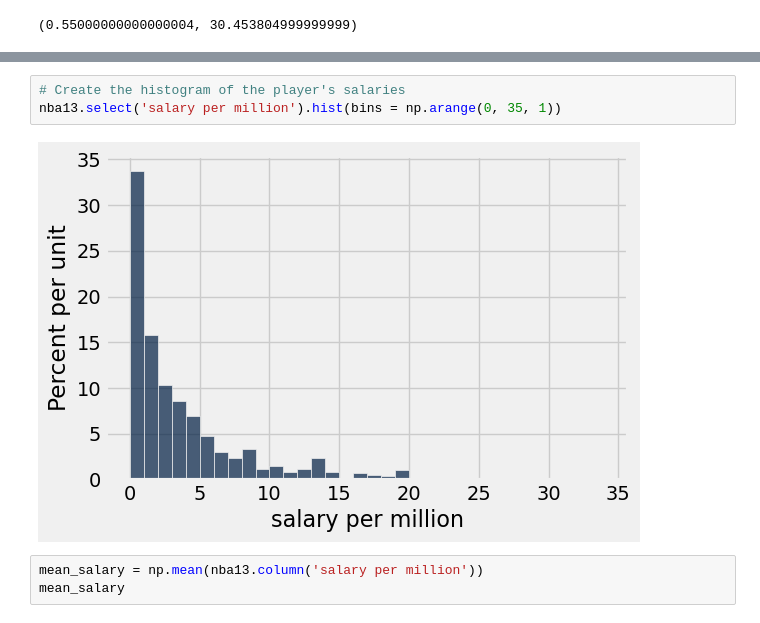
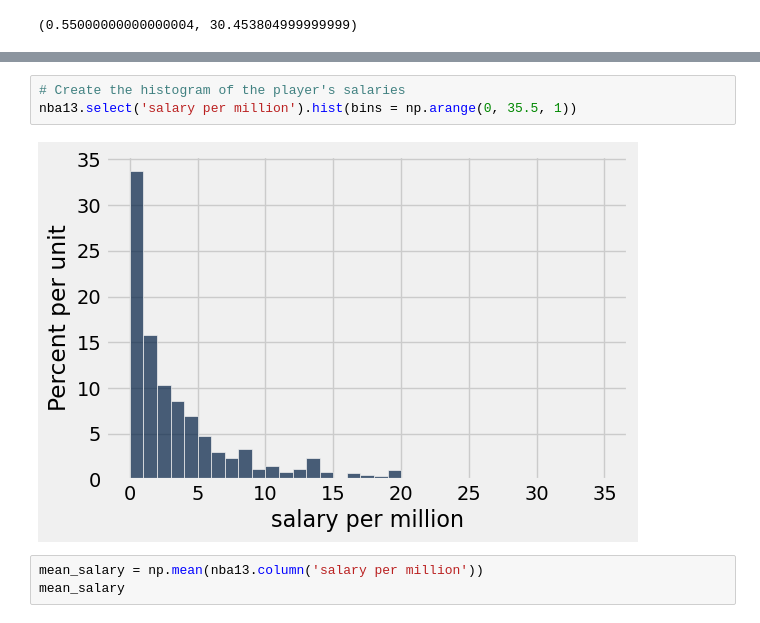
Before and after one commit to joellengreen1/materials-sp22, a Jupyter notebook: MyLectures/Week11_Lecture_2.ipynb, the cells around one changed output, grey strips where cells are left out. Drawn from its saved outputs; the diff is of its cells as text.

```diff
--- a/MyLectures/Week11_Lecture_2.ipynb
+++ b/MyLectures/Week11_Lecture_2.ipynb
@@ -282,8 +297,8 @@ nba13.column('salary per million').min(), nba13.column('salary per million').max
 # %%
 # Create the histogram of the player's salaries
-nba13.select('salary per million').hist(bins = np.arange(0, 35, 1))
+nba13.select('salary per million').hist(bins = np.arange(0, 35.5, 1))
 # %% [output]
-[figure, old version]
+[figure, new version]
 # %%
 mean_salary = np.mean(nba13.column('salary per million'))
 mean_salary
```
Also changed, not shown: parts of 3 cells of this notebook.
